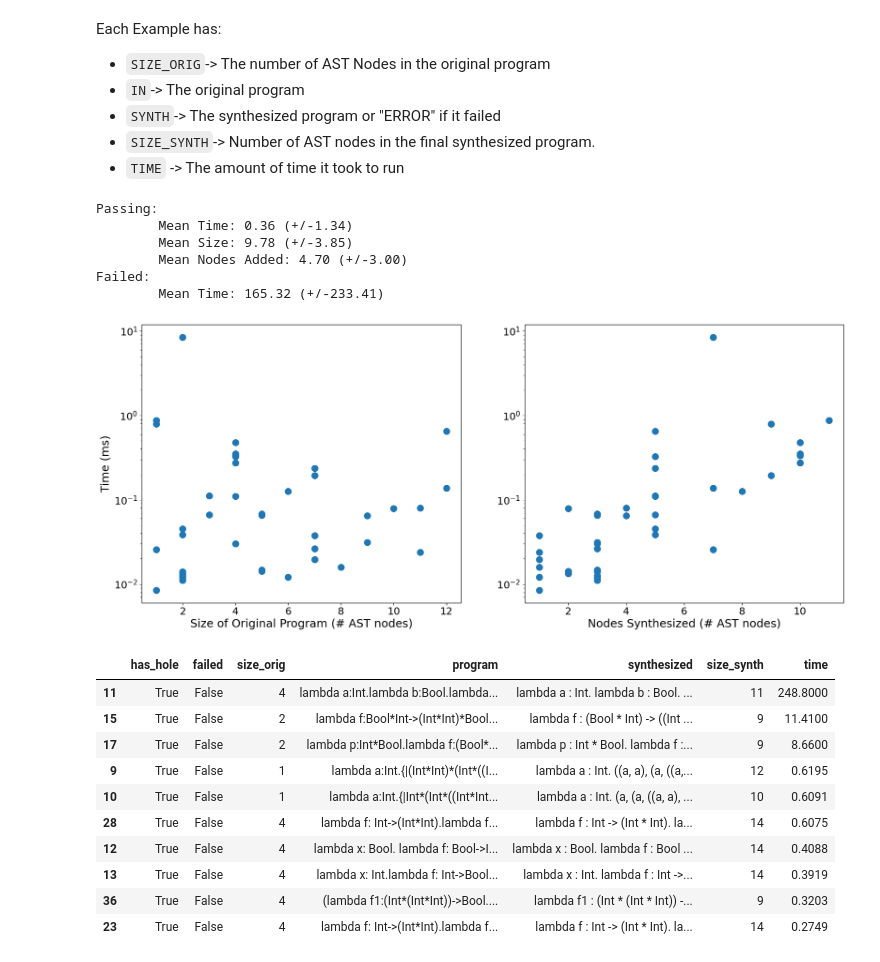
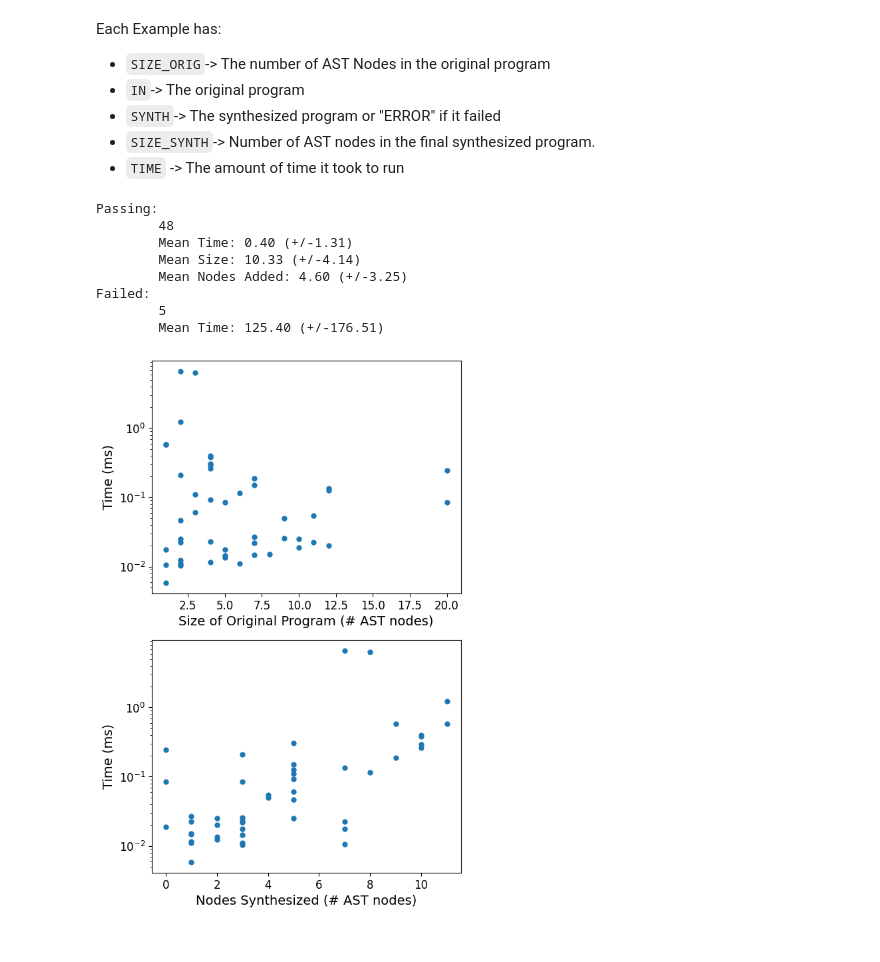
Before and after one commit to andreyyao/CS703, a Jupyter notebook: calc_results.ipynb, the cells around one changed output. Cells and saved outputs as stored; diff of their text form; code cells hidden in the pictures.

```diff
--- a/calc_results.ipynb
+++ b/calc_results.ipynb
@@ -41,7 +69,7 @@ def parse_example_results(example_str):
     size_org = int(match.group(1).strip())
     prog = match.group(2).strip()
 
-    has_hole = "{|" in prog
+    has_hole = "{|" in prog or 'callcc' in prog
     synth = match.group(3).strip()
     failed = synth == "ERROR"
     if failed:
@@ -60,56 +88,58 @@ def parse_example_results(example_str):
             "program": prog,
             "synthesized": synth,
             "size_synth": size_synth,
-            "time": time,
+            "time": [time],
         }
 
 
+res_by_prog = {}
+for r in map(parse_example_results,all_results):
+    if r['program'] not in res_by_prog:
+        res_by_prog[r["program"]] = r
+    else:
+        res_by_prog[r["program"]]["time"].extend(r["time"])
 
-results = list(map(parse_example_results, raw_results))
-df = pd.DataFrame(results)
+for k in res_by_prog:
+    res_by_prog[k]["time"] = np.mean(res_by_prog[k]["time"])
+df = pd.DataFrame(list(res_by_prog.values()))
 df_passed = df[(df["has_hole"]) & (~df["failed"])]
 print("Passing:")
+print(f"\t{len(df_passed)}")
 print(f"\tMean Time: {df_passed['time'].mean():0.2f} (+/-{df_passed['time'].std():0.2f})")
 print(f"\tMean Size: {df_passed['size_synth'].mean():0.2f} (+/-{df_passed['size_synth'].std():0.2f})")
 nodes_added = df_passed["size_synth"] - df_passed["size_orig"]
 print(f"\tMean Nodes Added: {nodes_added.mean():0.2f} (+/-{nodes_added.std():0.2f})")
 failed = df[df["failed"]]
 print("Failed:")
+print(f"\t{len(failed)}")
 print(f"\tMean Time: {failed['time'].mean():0.2f} (+/-{failed['time'].std():0.2f})")
 # %% [output]
 Passing:
-        Mean Time: 0.36 (+/-1.34)
-        Mean Size: 9.78 (+/-3.85)
-        Mean Nodes Added: 4.70 (+/-3.00)
+        48
+        Mean Time: 0.40 (+/-1.31)
+        Mean Size: 10.33 (+/-4.14)
+        Mean Nodes Added: 4.60 (+/-3.25)
 Failed:
-        Mean Time: 165.32 (+/-233.41)
+        5
+        Mean Time: 125.40 (+/-176.51)
 # %%
-font = {'size': 16}
+font = {'size': 12}
+title_font_size = 14
+matplotlib.rc('font', **font)
+fig,ax = plt.subplots(2,1,figsize=(6, 10))
+ax[0].plot(df_passed["size_orig"], df_passed["time"], "o",markersize=5)
+ax[0].set_xlabel("Size of Original Program (# AST nodes)",fontsize=title_font_size)
+ax[0].set_ylabel("Time (ms)",fontsize=title_font_size)
+ax[0].set_yscale("log")
 
-matplotlib.rc('font', **font)
-fig,ax = plt.subplots(1,2,figsize=(20, 8))
-ax[0].plot(df_passed["size_orig"], df_passed["time"], "o",markersize=10 )
-ax[0].set_xlabel("Size of Original Program (# AST nodes)",fontsize=18)
-ax[0].set_ylabel("Time (ms)",fontsize=18)
 
-ax[0].set_yscale("log")
-ax[1].plot(df_passed["size_synth"]-df_passed['size_orig'], df_passed["time"], "o",markersize=10)
-ax[1].set_xlabel("Nodes Synthesized (# AST nodes)",fontsize=18)
-# ax[0].set_ylabel("Time to synthesize (ms)")
+# fig.savefig(str(out_dir / "node_basic.png"))
+
+# fig,ax = plt.subplots(1,1,figsize=(10, 8))
+ax[1].plot(df_passed["size_synth"]-df_passed['size_orig'], df_passed["time"], "o",markersize=5)
+ax[1].set_xlabel("Nodes Synthesized (# AST nodes)",fontsize=title_font_size)
+ax[1].set_ylabel("Time (ms)",fontsize=title_font_size)
 ax[1].set_yscale("log")
+fig.savefig(str(out_dir / "basic_results.png"))
 # %% [output]
-[figure, old version]
+[figure, new version]
-# %%
-df_passed.sort_values(by='time', ascending=False).head(10)
-# %% [output]
-|  | has_hole | failed | size_orig | program | synthesized | size_synth | time |
-| 11 | True | False | 4 | lambda a:Int.lambda b:Bool.lambda... | lambda a : Int. lambda b : Bool. ... | 11 | 248.8000 |
-| 15 | True | False | 2 | lambda f:Bool*Int->(Int*Int)*Bool... | lambda f : (Bool * Int) -> ((Int ... | 9 | 11.4100 |
-| 17 | True | False | 2 | lambda p:Int*Bool.lambda f:(Bool*... | lambda p : Int * Bool. lambda f :... | 9 | 8.6600 |
-| 9 | True | False | 1 | lambda a:Int.{|(Int*Int)*(Int*((I... | lambda a : Int. ((a, a), (a, ((a,... | 12 | 0.6195 |
-| 10 | True | False | 1 | lambda a:Int.{|Int*(Int*((Int*Int... | lambda a : Int. (a, (a, ((a, a), ... | 10 | 0.6091 |
-| 28 | True | False | 4 | lambda f: Int->(Int*Int).lambda f... | lambda f : Int -> (Int * Int). la... | 14 | 0.6075 |
-| 12 | True | False | 4 | lambda x: Bool. lambda f: Bool->I... | lambda x : Bool. lambda f : Bool ... | 14 | 0.4088 |
-| 13 | True | False | 4 | lambda x: Int.lambda f: Int->Bool... | lambda x : Int. lambda f : Int ->... | 14 | 0.3919 |
-| 36 | True | False | 4 | (lambda f1:(Int*(Int*Int))->Bool.... | lambda f1 : (Int * (Int * Int)) -... | 9 | 0.3203 |
-| 23 | True | False | 4 | lambda f: Int->(Int*Int).lambda f... | lambda f : Int -> (Int * Int). la... | 14 | 0.2749 |
```
Also changed, not shown: parts of 11 cells of this notebook, 30 other files.
